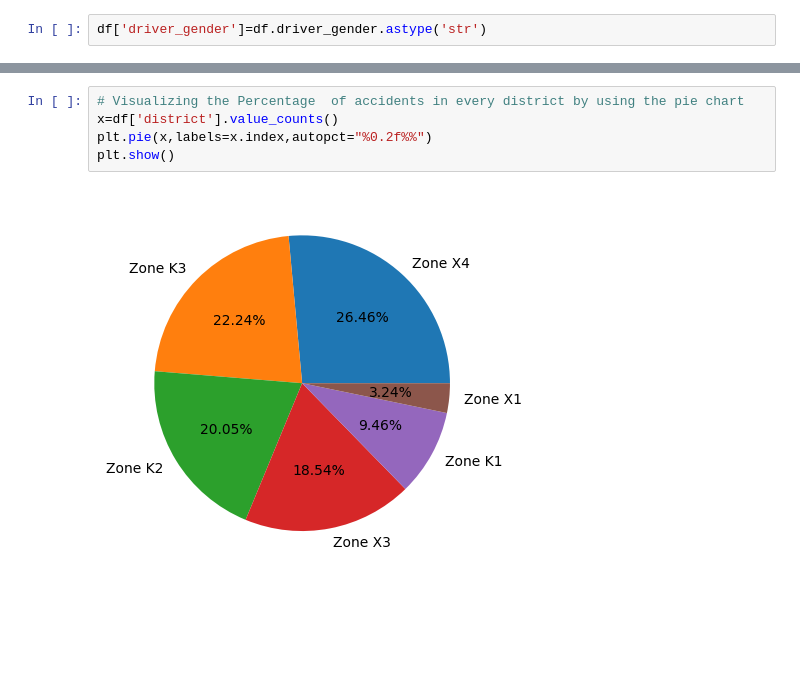
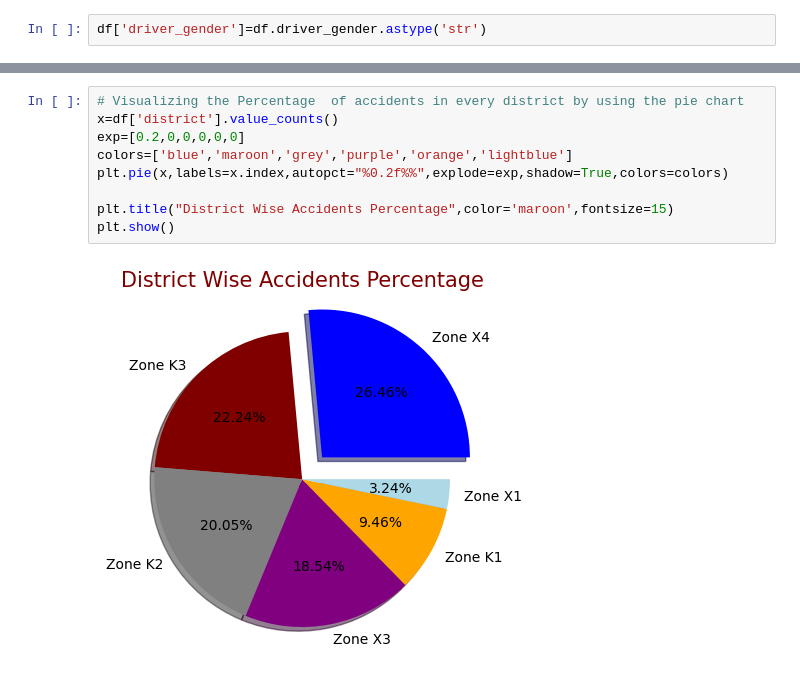
Before and after one commit to Hasnain-Sidd/Data-Science, a Jupyter notebook: Stanford_Open_Policing.ipynb, the cells around one changed output, grey strips where cells are left out. Cells and saved outputs as stored; diff of their text form; blank space fills up the shorter version.

```diff
--- a/Stanford_Open_Policing.ipynb
+++ b/Stanford_Open_Policing.ipynb
@@ -145,7 +139,11 @@ Passing `palette` without assigning `hue` is deprecated and will be removed in v
 # %%
 # Visualizing the Percentage  of accidents in every district by using the pie chart
 x=df['district'].value_counts()
-plt.pie(x,labels=x.index,autopct="%0.2f%%")
+exp=[0.2,0,0,0,0,0]
+colors=['blue','maroon','grey','purple','orange','lightblue']
+plt.pie(x,labels=x.index,autopct="%0.2f%%",explode=exp,shadow=True,colors=colors)
+
+plt.title("District Wise Accidents Percentage",color='maroon',fontsize=15)
 plt.show()
 # %% [output]
-[figure, old version]
+[figure, new version]
```
Also changed, not shown: parts of 15 cells of this notebook.
